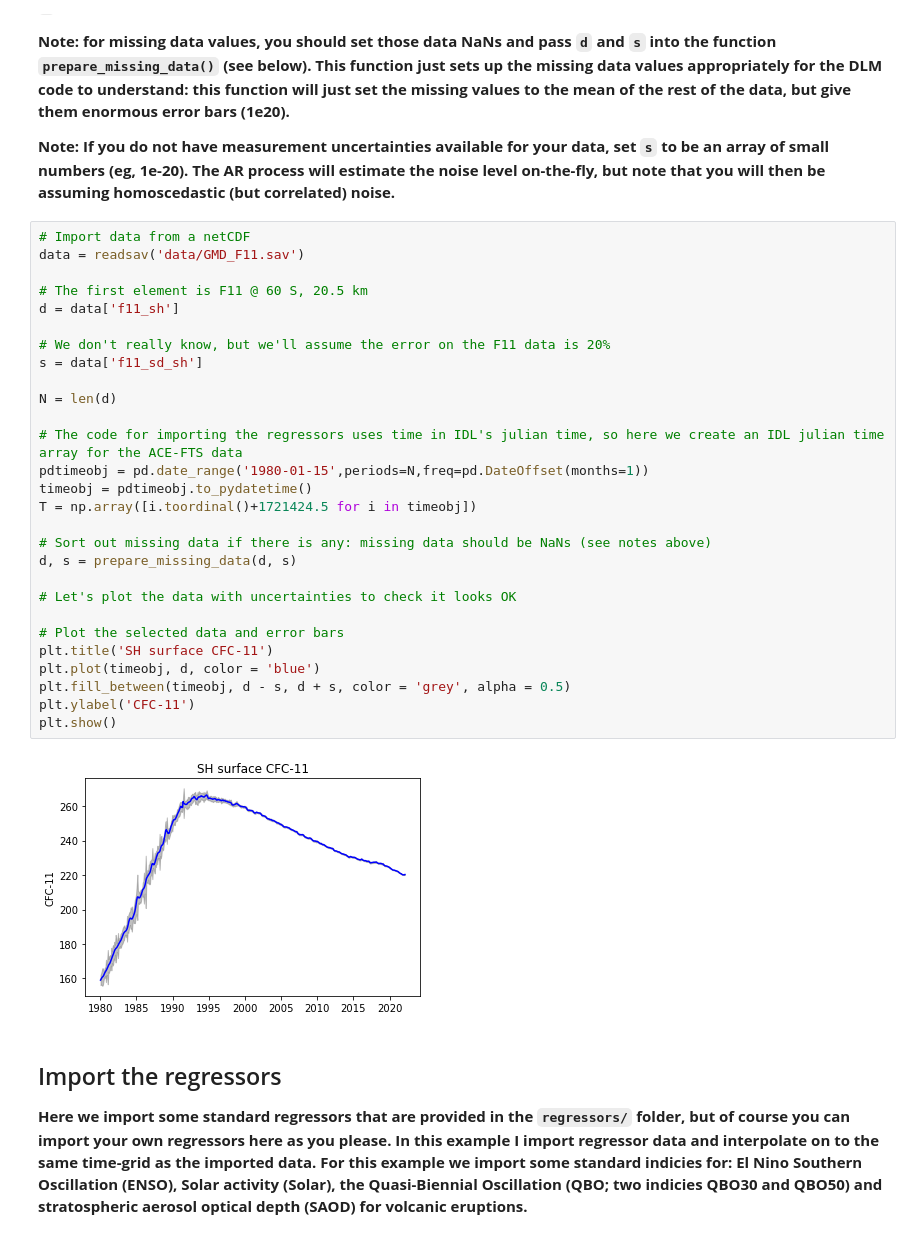
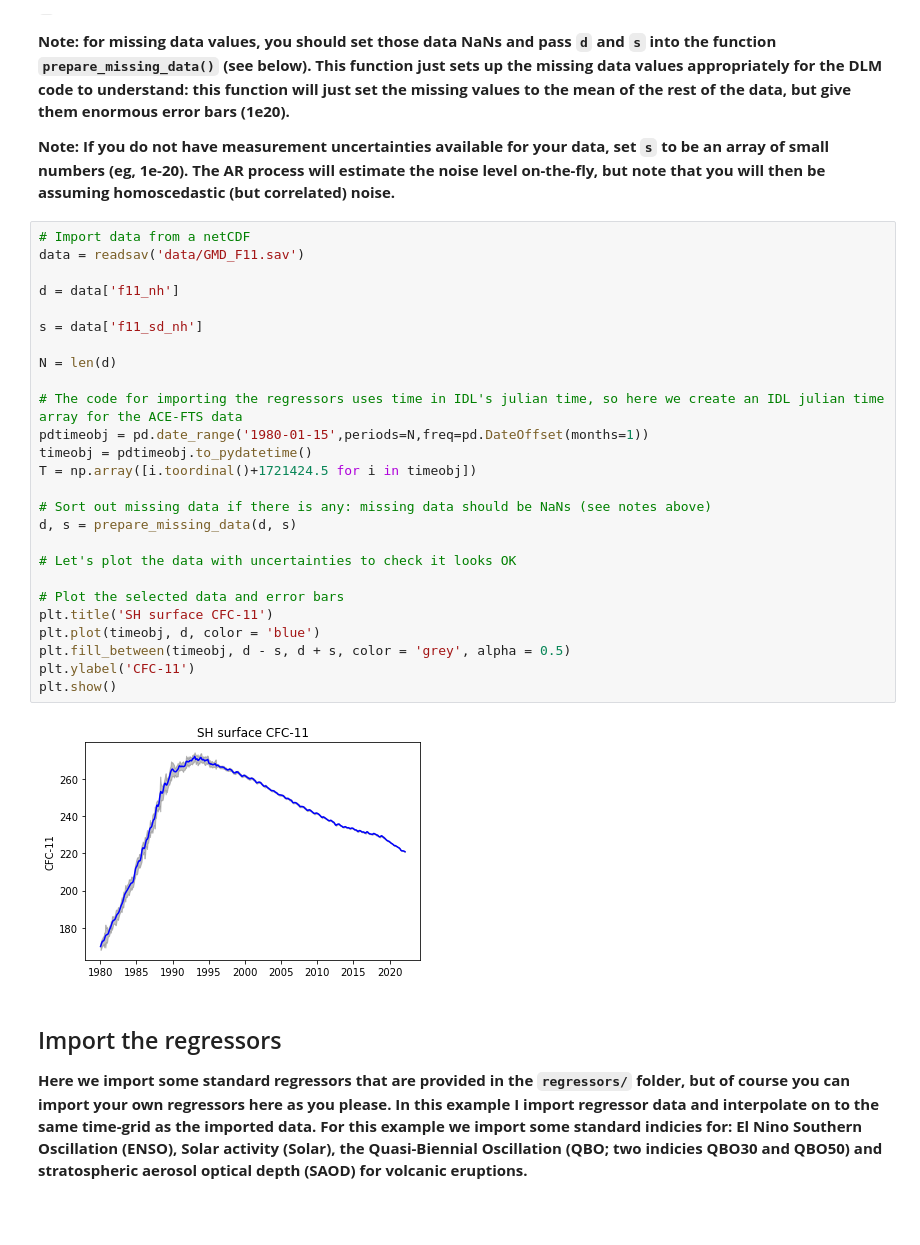
Before and after one commit to seand13/dlmf11, a Jupyter notebook: dlm_f11_surface_example-dynregs.ipynb, the cells around one changed output. Drawn from its saved outputs; the diff is of its cells as text.

```diff
--- a/dlm_f11_surface_example-dynregs.ipynb
+++ b/dlm_f11_surface_example-dynregs.ipynb
@@ -45,33 +45,31 @@ dynreg_model = pickle.load(open('models/dlm_dynregs_ar1.pkl', 'rb'))
 # %%
 # Import data from a netCDF
 data = readsav('data/GMD_F11.sav')
 
-# The first element is F11 @ 60 S, 20.5 km
-d = data['f11_sh']
+d = data['f11_nh']
 
-# We don't really know, but we'll assume the error on the F11 data is 20%
-s = data['f11_sd_sh']
+s = data['f11_sd_nh']
 
 N = len(d)
 
 # The code for importing the regressors uses time in IDL's julian time, so here we create an IDL julian time array for the ACE-FTS data
 pdtimeobj = pd.date_range('1980-01-15',periods=N,freq=pd.DateOffset(months=1))
 timeobj = pdtimeobj.to_pydatetime()
 T = np.array([i.toordinal()+1721424.5 for i in timeobj])
 
 # Sort out missing data if there is any: missing data should be NaNs (see notes above)
 d, s = prepare_missing_data(d, s)
 
 # Let's plot the data with uncertainties to check it looks OK
 
 # Plot the selected data and error bars
 plt.title('SH surface CFC-11')
 plt.plot(timeobj, d, color = 'blue')
 plt.fill_between(timeobj, d - s, d + s, color = 'grey', alpha = 0.5)
 plt.ylabel('CFC-11')
 plt.show()
 # %% [output]
-[figure, old version]
+[figure, new version]
 # %% [markdown]
 ## Import the regressors
 
```
Also changed, not shown: parts of 11 cells of this notebook, 2 other files.
